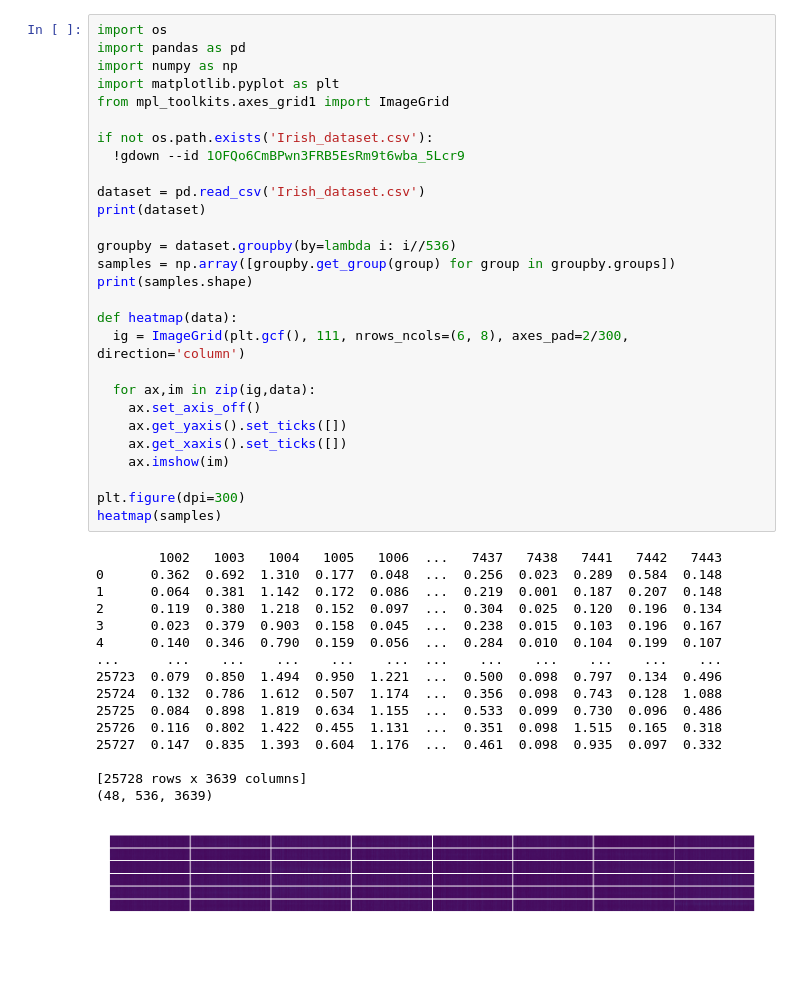
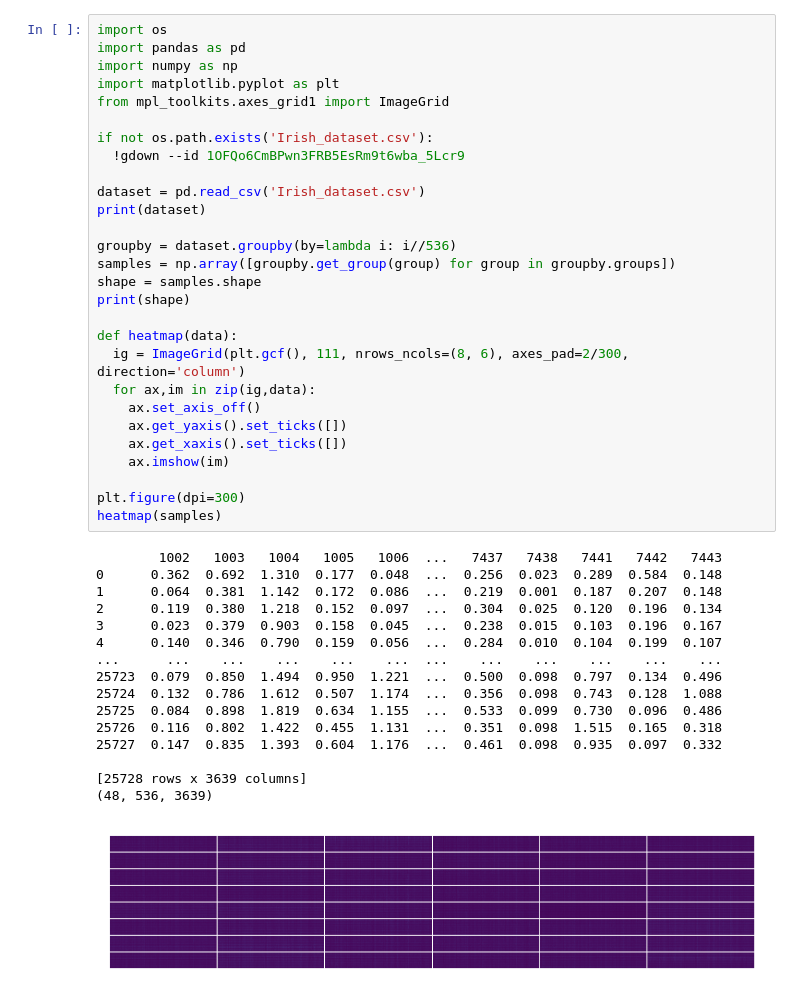
Before and after one commit to MayCXC/NSF-REU-2021, a Jupyter notebook: AMImodels1D.ipynb, the cells around one changed output. Saved outputs shown, nothing was run; the diff lists cells and outputs as text; blank space fills up the shorter version.

```diff
--- a/AMImodels1D.ipynb
+++ b/AMImodels1D.ipynb
@@ -14,34 +14,34 @@ dataset = pd.read_csv('Irish_dataset.csv')
 print(dataset)
 
 groupby = dataset.groupby(by=lambda i: i//536)
 samples = np.array([groupby.get_group(group) for group in groupby.groups])
-print(samples.shape)
+shape = samples.shape
+print(shape)
 
 def heatmap(data):
-  ig = ImageGrid(plt.gcf(), 111, nrows_ncols=(6, 8), axes_pad=2/300, direction='column')
-
+  ig = ImageGrid(plt.gcf(), 111, nrows_ncols=(8, 6), axes_pad=2/300, direction='column')
   for ax,im in zip(ig,data):
     ax.set_axis_off()
     ax.get_yaxis().set_ticks([])
     ax.get_xaxis().set_ticks([])
     ax.imshow(im)
 
 plt.figure(dpi=300)
 heatmap(samples)
 # %% [output]
         1002   1003   1004   1005   1006  ...   7437   7438   7441   7442   7443
 0      0.362  0.692  1.310  0.177  0.048  ...  0.256  0.023  0.289  0.584  0.148
 1      0.064  0.381  1.142  0.172  0.086  ...  0.219  0.001  0.187  0.207  0.148
 2      0.119  0.380  1.218  0.152  0.097  ...  0.304  0.025  0.120  0.196  0.134
 3      0.023  0.379  0.903  0.158  0.045  ...  0.238  0.015  0.103  0.196  0.167
 4      0.140  0.346  0.790  0.159  0.056  ...  0.284  0.010  0.104  0.199  0.107
 ...      ...    ...    ...    ...    ...  ...    ...    ...    ...    ...    ...
 25723  0.079  0.850  1.494  0.950  1.221  ...  0.500  0.098  0.797  0.134  0.496
 25724  0.132  0.786  1.612  0.507  1.174  ...  0.356  0.098  0.743  0.128  1.088
 25725  0.084  0.898  1.819  0.634  1.155  ...  0.533  0.099  0.730  0.096  0.486
 25726  0.116  0.802  1.422  0.455  1.131  ...  0.351  0.098  1.515  0.165  0.318
 25727  0.147  0.835  1.393  0.604  1.176  ...  0.461  0.098  0.935  0.097  0.332
 
 [25728 rows x 3639 columns]
 (48, 536, 3639)
-[figure, old version]
+[figure, new version]
```
Also changed, not shown: parts of 1 cell of this notebook.
